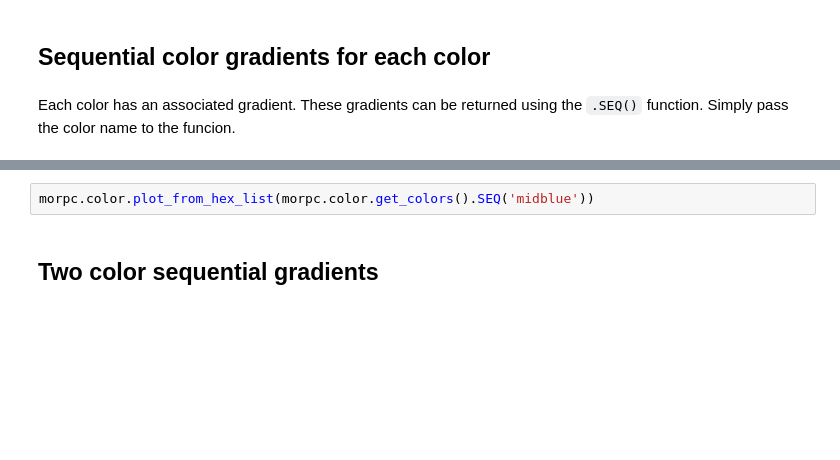
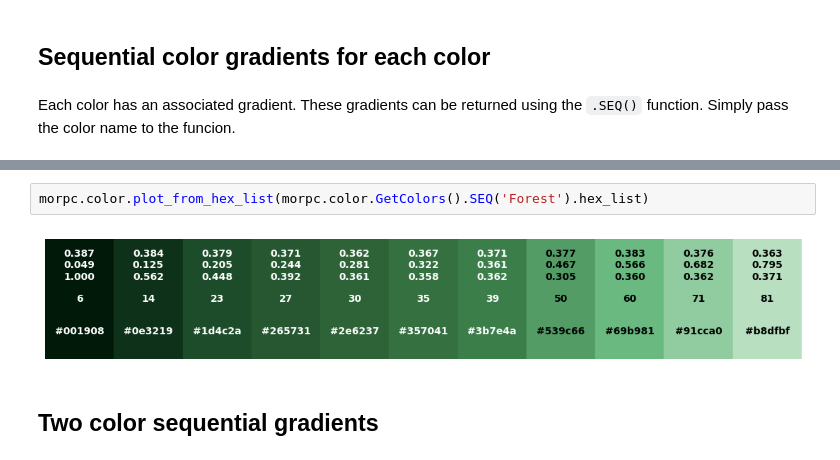
Before and after one commit to morpc/morpc-py, a Jupyter notebook: doc/09-morpc-color-demo.ipynb, the cells around one changed output, grey strips where cells are left out. Saved outputs shown, nothing was run; the diff lists cells and outputs as text; blank space fills up the shorter version.

```diff
--- a/doc/09-morpc-color-demo.ipynb
+++ b/doc/09-morpc-color-demo.ipynb
@@ -76,5 +100,7 @@ morpc.color.get_colors().SEQ('midblue')
 # %%
-morpc.color.plot_from_hex_list(morpc.color.get_colors().SEQ('midblue'))
+morpc.color.plot_from_hex_list(morpc.color.GetColors().SEQ('Forest').hex_list)
+# %% [output]
+[figure, added]
 # %% [markdown]
 ## Two color sequential gradients
 # %% [markdown]
```
Also changed, not shown: parts of 41 cells of this notebook, 5 other files.
